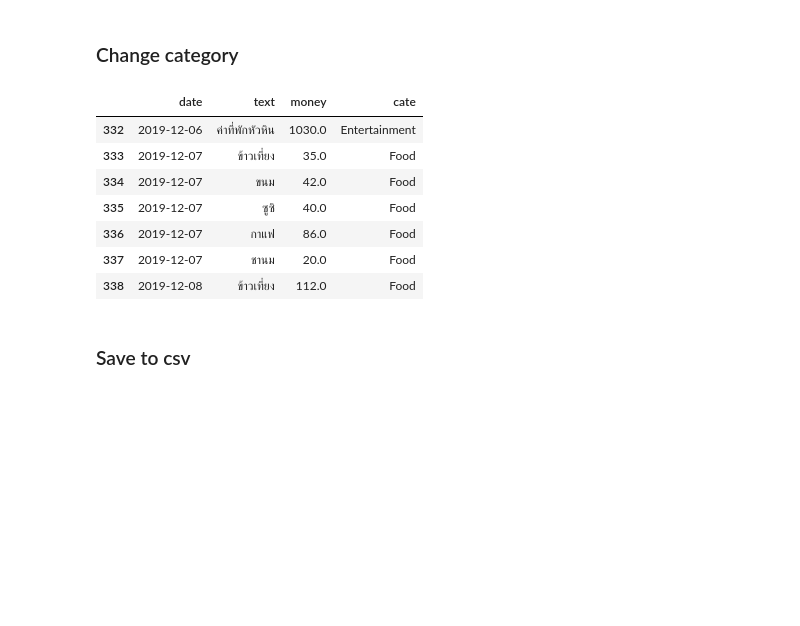
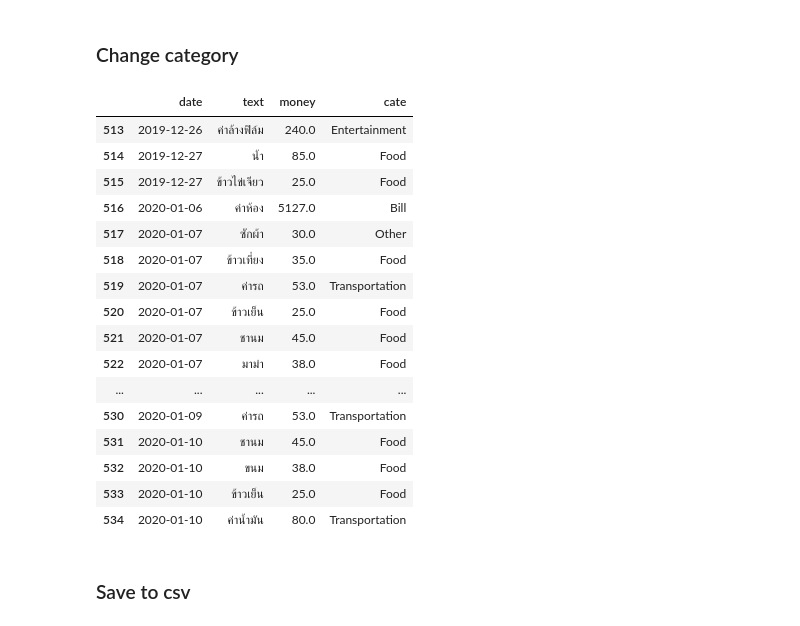
Before and after one commit to jakkritsonsanit/ChatBotExpenses, a Jupyter notebook: CollectData.ipynb, the cells around one changed output. Saved outputs shown, nothing was run; the diff lists cells and outputs as text; code cells hidden in the pictures; blank space fills up the shorter version.

```diff
--- a/CollectData.ipynb
+++ b/CollectData.ipynb
@@ -43,5 +44,5 @@ firebase = firebase.FirebaseApplication('https://line-bot-chrins.firebaseio.com/
 # %% [markdown]
 ### Query Expenses from firebase
 # %%
-result = firebase.get('/expenses', None)
+result = firebase_data.get('/expenses', None)
 # %% [markdown]
@@ -49,11 +50,16 @@ result = firebase.get('/expenses', None)
 # %%
 tmp = list()
+tmp_df = pd.DataFrame({
+    'date':[],
+    'text':[],
+    'money':[]
+})
 old_numlist = len(dfe)
 for k, v in result.items():
     tmp.append(v)
 for i in range(len(tmp)):
     if i >= old_numlist:
-        dfe = dfe.append(tmp[i], ignore_index=True)
-dfe.date = pd.to_datetime(dfe.date)
-dfe.tail()
+        tmp_df = tmp_df.append(tmp[i], ignore_index=True)
+tmp_df.date = pd.to_datetime(tmp_df.date)
+tmp_df
 # %% [output]
@@ -80,6 +98,3 @@ dfe.tail()
 # dfe.head()
 # %% [markdown]
 ### Set NaN Category is Food
-# %%
-dfe.cate = dfe.cate.fillna('Food')
-dfe.tail(15)
@@ -102,0 +101,10 @@ dfe.tail(15)
+# %%
+corpus, model = Model.train()
+BOW = Model.createBOW(tmp_df.text, corpus)
+cate = model.predict(BOW)
+
+tmp_df['cate'] = cate
+
+dfe = pd.concat([dfe,tmp_df], ignore_index=True)
+dfe.date = pd.to_datetime(dfe.date)
+dfe.tail(10)
@@ -104,18 +131,27 @@ dfe.tail(15)
 ### Change category
 # %%
 t = ['Entertainment', 'Transportation', 'Shopping', 'Food', 'Bill', 'Other']
-n = 332
+n = 513
 dfe.at[n, 'cate'] = t[0]
 dfe.iloc[n:]
 # %% [output]
 |  | date | text | money | cate |
-| 332 | 2019-12-06 | ค่าที่พักหัวหิน | 1030.0 | Entertainment |
-| 333 | 2019-12-07 | ข้าวเที่ยง | 35.0 | Food |
-| 334 | 2019-12-07 | ขนม | 42.0 | Food |
-| 335 | 2019-12-07 | ซูซิ | 40.0 | Food |
-| 336 | 2019-12-07 | กาแฟ | 86.0 | Food |
-| 337 | 2019-12-07 | ชานม | 20.0 | Food |
-| 338 | 2019-12-08 | ข้าวเที่ยง | 112.0 | Food |
+| 513 | 2019-12-26 | ค่าล้างฟิล์ม | 240.0 | Entertainment |
+| 514 | 2019-12-27 | น้ำ | 85.0 | Food |
+| 515 | 2019-12-27 | ข้าวไข่เจียว | 25.0 | Food |
+| 516 | 2020-01-06 | ค่าห้อง | 5127.0 | Bill |
+| 517 | 2020-01-07 | ซักผ้า | 30.0 | Other |
+| 518 | 2020-01-07 | ข้าวเที่ยง | 35.0 | Food |
+| 519 | 2020-01-07 | ค่ารถ | 53.0 | Transportation |
+| 520 | 2020-01-07 | ข้าวเย็น | 25.0 | Food |
+| 521 | 2020-01-07 | ชานม | 45.0 | Food |
+| 522 | 2020-01-07 | มาม่า | 38.0 | Food |
+| ... | ... | ... | ... | ... |
+| 530 | 2020-01-09 | ค่ารถ | 53.0 | Transportation |
+| 531 | 2020-01-10 | ชานม | 45.0 | Food |
+| 532 | 2020-01-10 | ขนม | 38.0 | Food |
+| 533 | 2020-01-10 | ข้าวเย็น | 25.0 | Food |
+| 534 | 2020-01-10 | ค่าน้ำมัน | 80.0 | Transportation |
 # %% [markdown]
 ### Save to csv
 # %%
```
Also changed, not shown: parts of 16 cells of this notebook, 3 other files.
